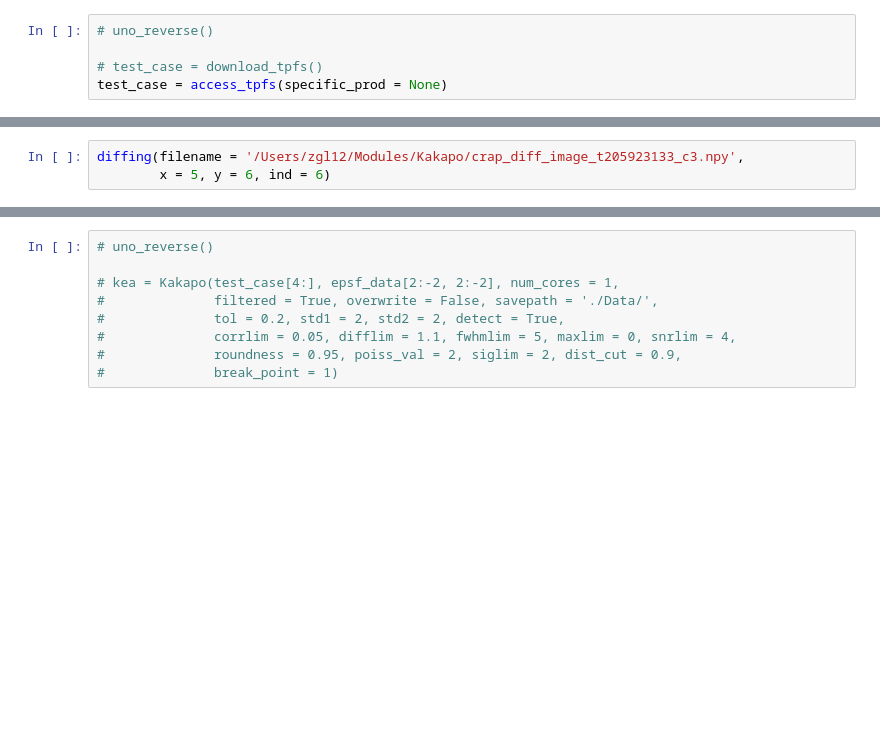
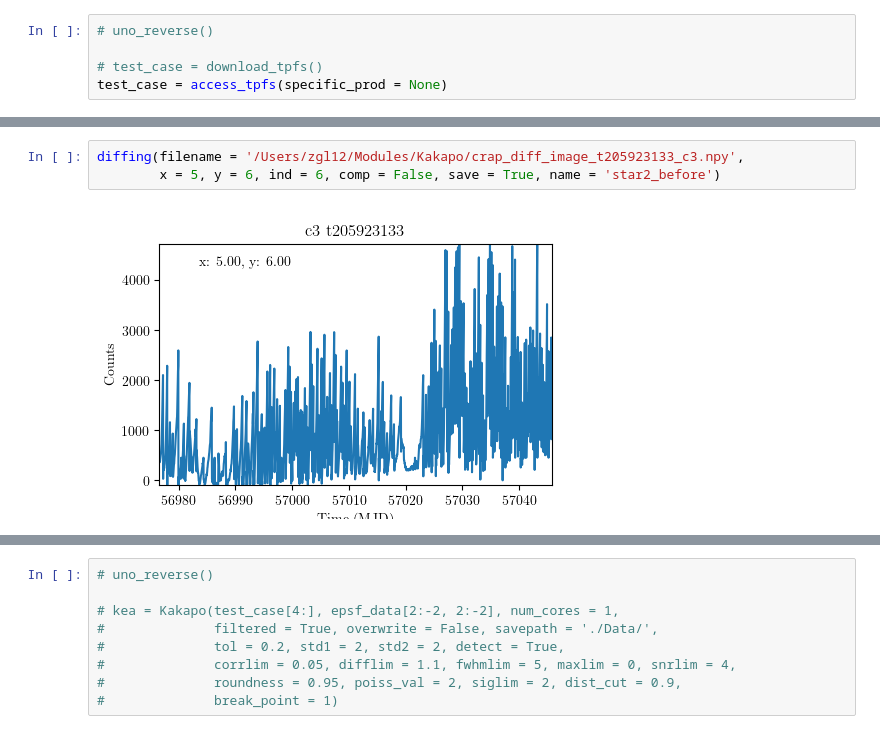
Before and after one commit to ZacharyLane1204/Kakapo, a Jupyter notebook: test_star.ipynb, the cells around one changed output, grey strips where cells are left out. Cells and saved outputs as stored; diff of their text form; blank space fills up the shorter version.

```diff
--- a/test_star.ipynb
+++ b/test_star.ipynb
@@ -310,3 +335,5 @@ diffing(filename = '/Users/zgl12/Modules/Kakapo/crap_diff_image_t205922735_c3.np
 # %%
 diffing(filename = '/Users/zgl12/Modules/Kakapo/crap_diff_image_t205923133_c3.npy',
-        x = 5, y = 6, ind = 6)
+        x = 5, y = 6, ind = 6, comp = False, save = True, name = 'star2_before')
+# %% [output]
+[figure, added]
```
Also changed, not shown: parts of 12 cells of this notebook, 10 other files.
